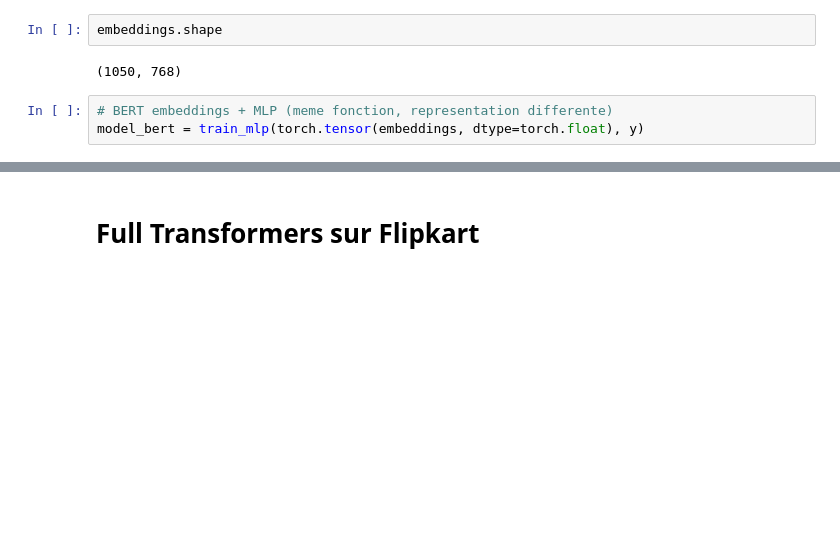
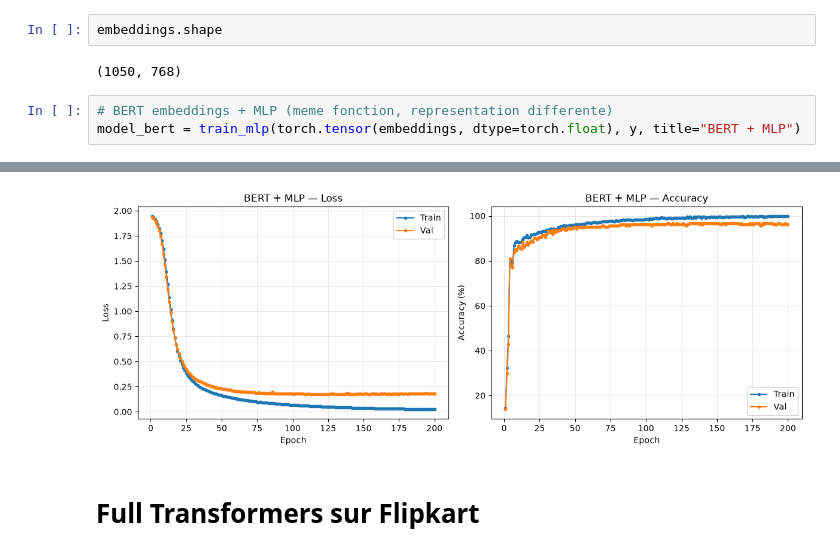
Before and after one commit to belafdil-chakib/2026-07-07, a Jupyter notebook: 999_Corrigés/Sequential Data corrigé.ipynb, the cells around one changed output, grey strips where cells are left out. Drawn from its saved outputs; the diff is of its cells as text; blank space fills up the shorter version.

```diff
--- a/999_Corrigés/Sequential Data corrigé.ipynb
+++ b/999_Corrigés/Sequential Data corrigé.ipynb
@@ -176,5 +201,5 @@ embeddings.shape
 (1050, 768)
 # %%
 # BERT embeddings + MLP (meme fonction, representation differente)
-model_bert = train_mlp(torch.tensor(embeddings, dtype=torch.float), y)
+model_bert = train_mlp(torch.tensor(embeddings, dtype=torch.float), y, title="BERT + MLP")
 # %% [output]
@@ -198,3 +206,4 @@ Epoch 200/200 -- accuracy: 99.81%
+[figure, added]
 # %% [markdown]
 # Full Transformers sur Flipkart
 # %%
```
Also changed, not shown: parts of 9 cells of this notebook, 1 other file.
